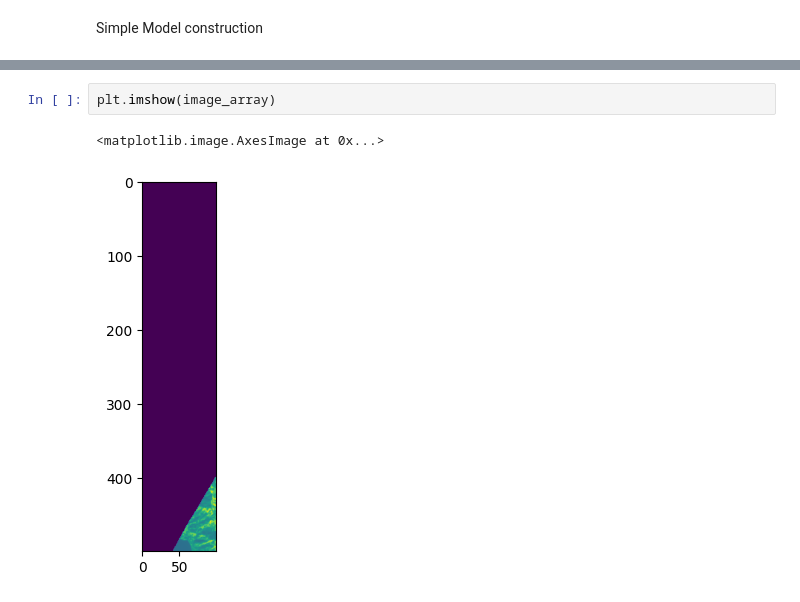
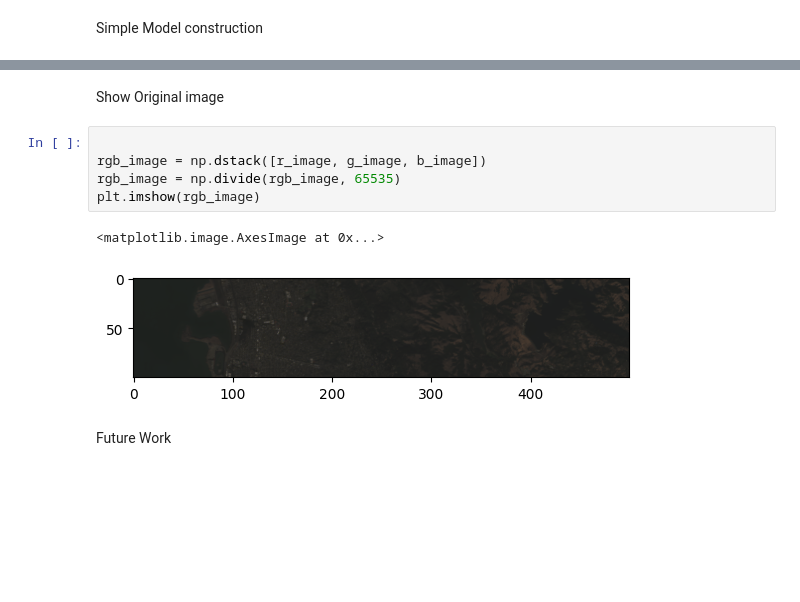
Before and after one commit to DAntHouse/remote_sensing_ml_project, a Jupyter notebook: main.ipynb, the cells around one changed output, grey strips where cells are left out. Cells and saved outputs as stored; diff of their text form; blank space fills up the shorter version.

```diff
--- a/main.ipynb
+++ b/main.ipynb
@@ -203,5 +211,12 @@ plt.imshow(hdbscan_image)
-# %%
-plt.imshow(image_array)
-# %% [output]
-<matplotlib.image.AxesImage at 0x...>
-[figure, removed]
+# %% [markdown]
+Show Original image
+# %%
+
+rgb_image = np.dstack([r_image, g_image, b_image])
+rgb_image = np.divide(rgb_image, 65535)
+plt.imshow(rgb_image)
+# %% [output]
+<matplotlib.image.AxesImage at 0x...>
+[figure, added]
+# %% [markdown]
+Future Work
```
Also changed, not shown: parts of 12 cells of this notebook, 47 other files.
